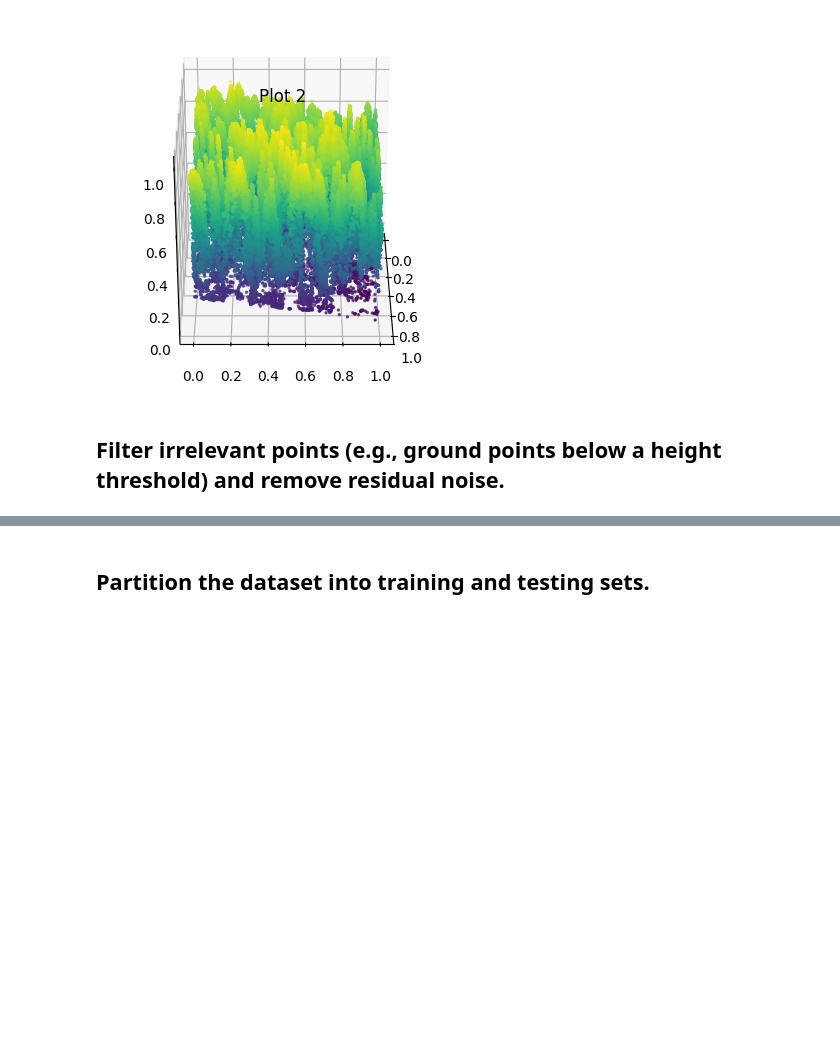
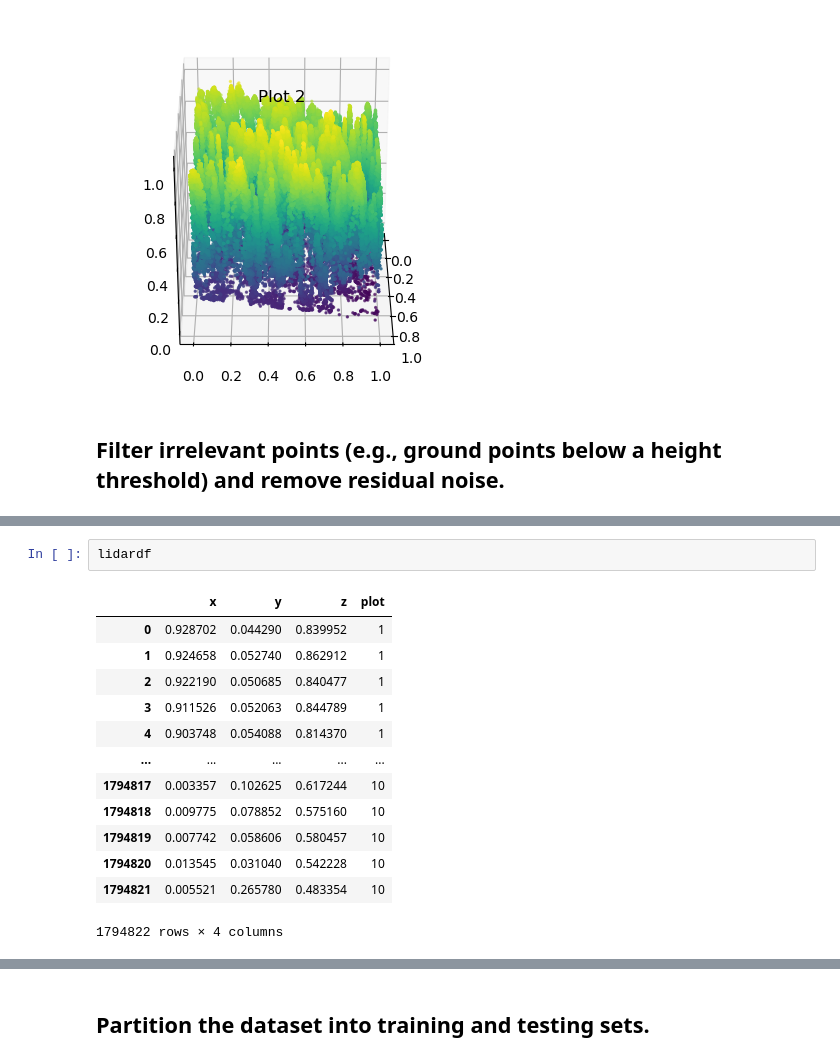
Before and after one commit to andreunilux/LIDAR-Based-Tree-Detection, a Jupyter notebook: Project3.ipynb, the cells around one changed output, grey strips where cells are left out. Cells and saved outputs as stored; diff of their text form; blank space fills up the shorter version.

```diff
--- a/Project3.ipynb
+++ b/Project3.ipynb
@@ -248,0 +267,16 @@ plot_3d_cloud(lidardf,1)
+# %%
+lidardf
+# %% [output]
+|  | x | y | z | plot |
+| 0 | 0.928702 | 0.044290 | 0.839952 | 1 |
+| 1 | 0.924658 | 0.052740 | 0.862912 | 1 |
+| 2 | 0.922190 | 0.050685 | 0.840477 | 1 |
+| 3 | 0.911526 | 0.052063 | 0.844789 | 1 |
+| 4 | 0.903748 | 0.054088 | 0.814370 | 1 |
+| ... | ... | ... | ... | ... |
+| 1794817 | 0.003357 | 0.102625 | 0.617244 | 10 |
+| 1794818 | 0.009775 | 0.078852 | 0.575160 | 10 |
+| 1794819 | 0.007742 | 0.058606 | 0.580457 | 10 |
+| 1794820 | 0.013545 | 0.031040 | 0.542228 | 10 |
+| 1794821 | 0.005521 | 0.265780 | 0.483354 | 10 |
+1794822 rows × 4 columns
```
Also changed, not shown: parts of 7 cells of this notebook.
